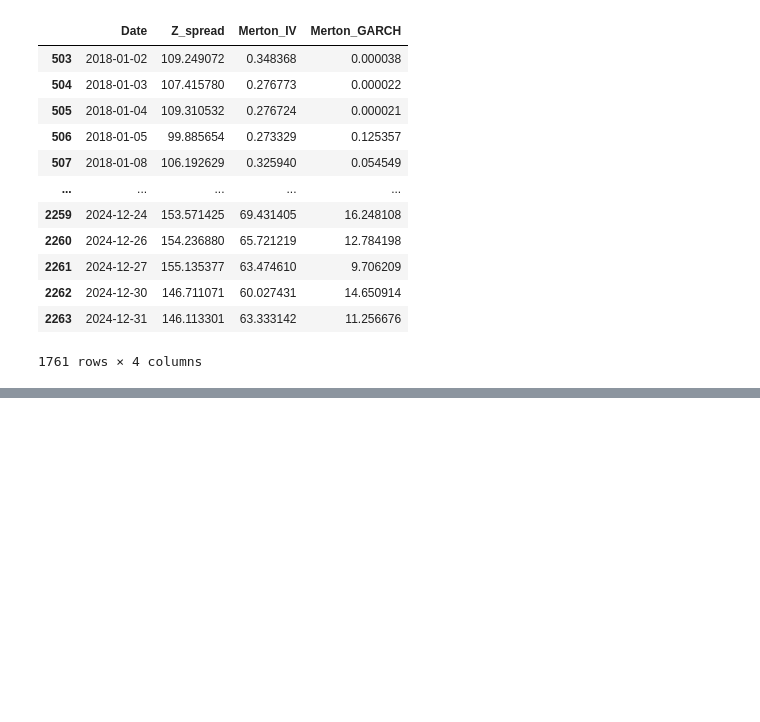
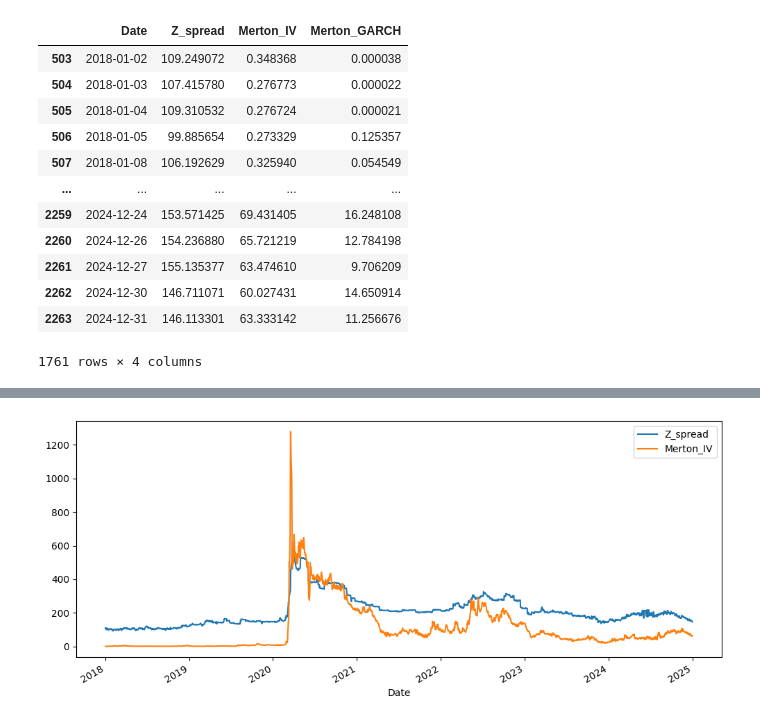
Before and after one commit to sapunkovstepan/bachelor-thesis, a Jupyter notebook: Structure_models/Merton.ipynb, the cells around one changed output, grey strips where cells are left out. Drawn from its saved outputs; the diff is of its cells as text; code cells hidden in the pictures; blank space fills up the shorter version.

```diff
--- a/Structure_models/Merton.ipynb
+++ b/Structure_models/Merton.ipynb
@@ -62,0 +63,6 @@ plt.show()
+# %%
+ax = result.plot(x="Date", y="Z_spread", figsize=(12, 5), grid=True)
+result.plot(x="Date", y="Merton_IV", ax=ax, secondary_y=False)
+plt.show()
+# %% [output]
+[figure, added]
```
Also changed, not shown: parts of 2 cells of this notebook, 6 other files.
